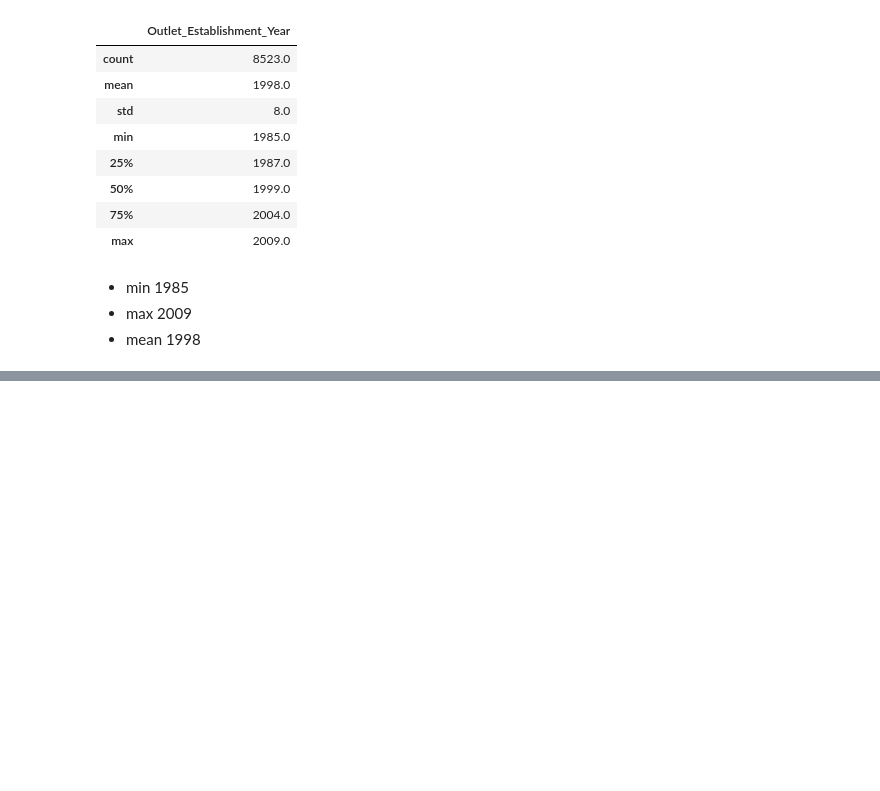
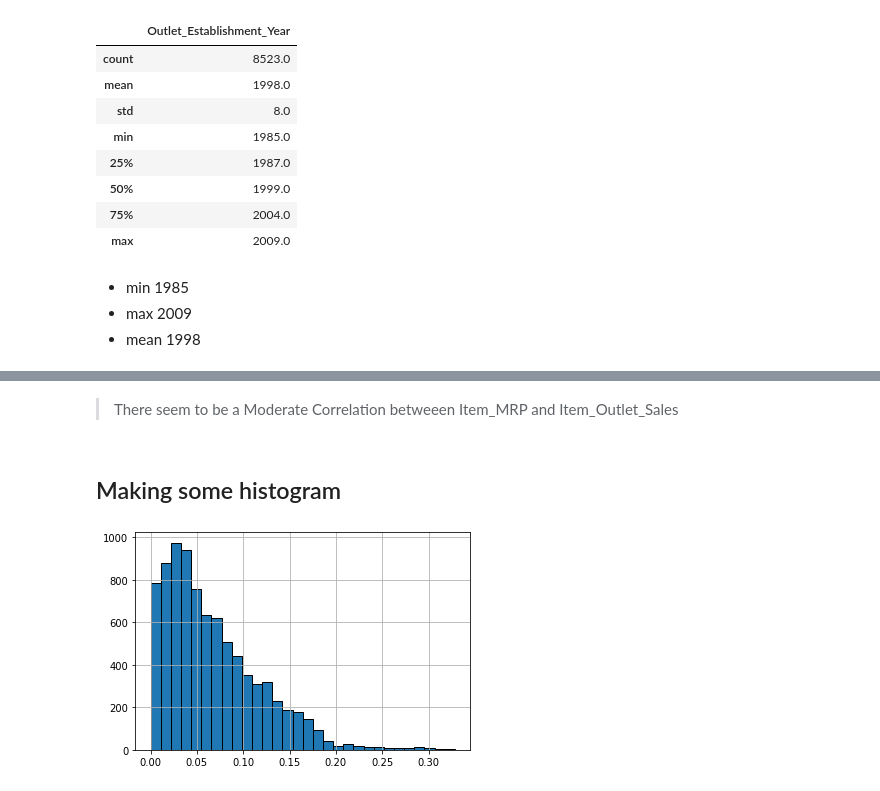
Before and after one commit to guylozius/sales-predictions, a Jupyter notebook: sales_predictions.ipynb, the cells around one changed output, grey strips where cells are left out. Drawn from its saved outputs; the diff is of its cells as text; code cells hidden in the pictures; blank space fills up the shorter version.

```diff
--- a/sales_predictions.ipynb
+++ b/sales_predictions.ipynb
@@ -348,0 +336,8 @@ df[['Outlet_Establishment_Year']].describe().round()
+# %% [markdown]
+> There seem to be a Moderate Correlation betweeen Item_MRP and Item_Outlet_Sales
+# %% [markdown]
+## Making some histogram
+# %%
+df['Item_Visibility'].hist(bins= 30, edgecolor='black');
+# %% [output]
+[figure, added]
```
Also changed, not shown: parts of 15 cells of this notebook.
